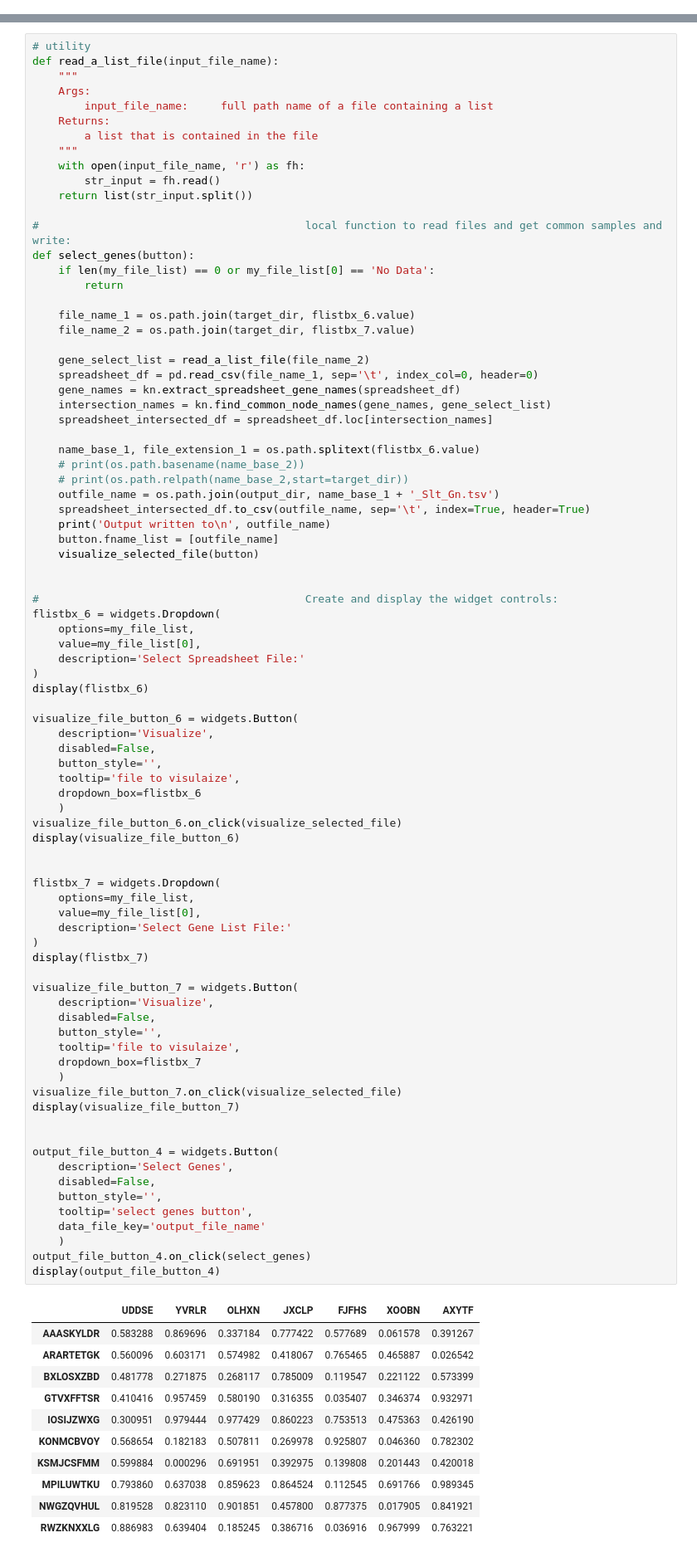
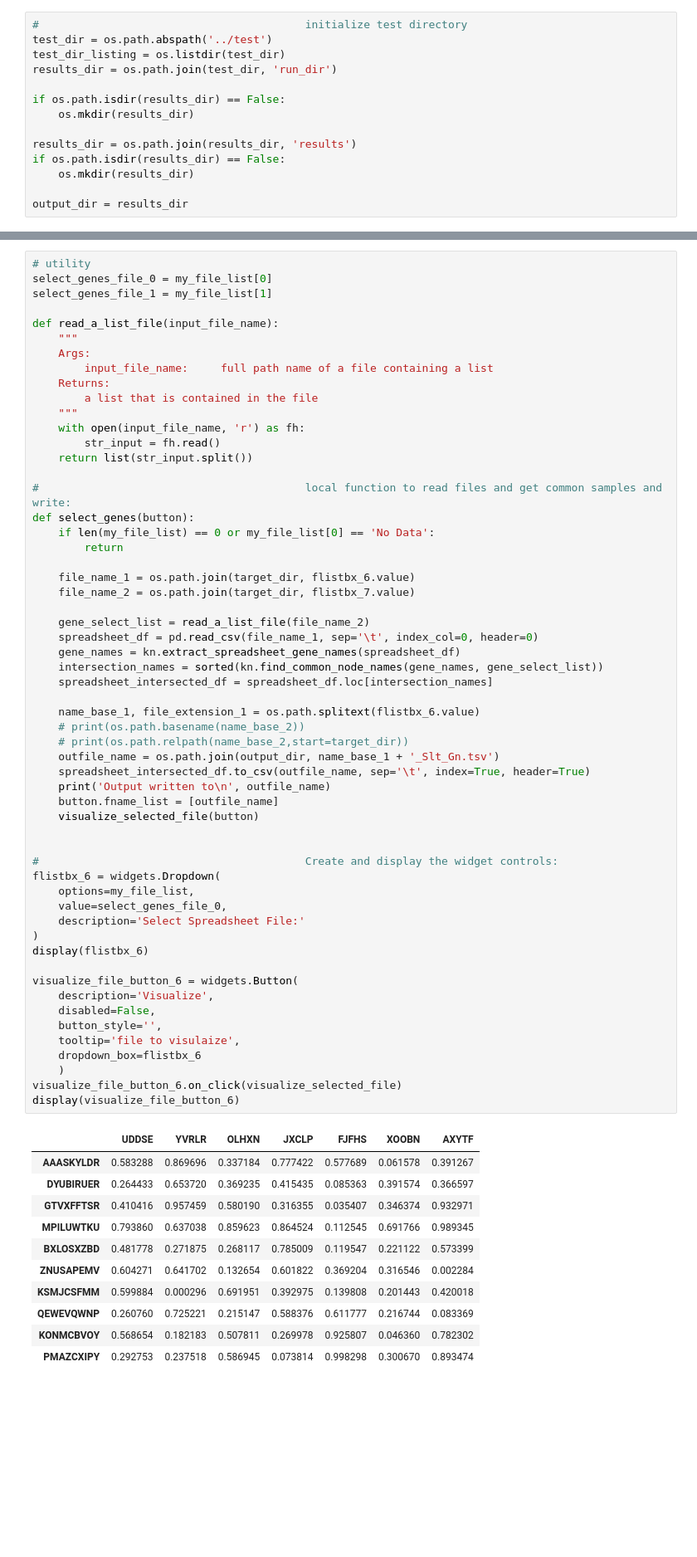
Before and after one commit to XikunZhang/knoweng_transform, a Jupyter notebook: run_transform/all_in_one.ipynb, the cells around one changed output, grey strips where cells are left out. Shown at 83% size. Saved outputs shown, nothing was run; the diff lists cells and outputs as text; blank space fills up the shorter version.

Commit message:
set default data files

```diff
--- a/run_transform/all_in_one.ipynb
+++ b/run_transform/all_in_one.ipynb
@@ -52,6 +52,20 @@ for f in flist:
 #                                         (docker run -v) mounted files was empty:
 if len(my_file_list) <= 0:
     my_file_list.append('No Data')
+# %%
+#                                         initialize test directory
+test_dir = os.path.abspath('../test')
+test_dir_listing = os.listdir(test_dir)
+results_dir = os.path.join(test_dir, 'run_dir')
+
+if os.path.isdir(results_dir) == False:
+    os.mkdir(results_dir)
+
+results_dir = os.path.join(results_dir, 'results')
+if os.path.isdir(results_dir) == False:
+    os.mkdir(results_dir)
+
+output_dir = results_dir
 # %% [markdown]
 ### Note:
 #### View a file:
@@ -383,6 +366,9 @@ display(output_file_button_3)
 * **Press the "Select Genes" button and the spreadsheet with only those genes selected will be written to a file by same name of the input spreadsheet file with "_Slct_Gn" appended in the same directory of the input files.**
 # %%
 # utility
+select_genes_file_0 = my_file_list[0]
+select_genes_file_1 = my_file_list[1]
+
 def read_a_list_file(input_file_name):
     """
     Args:
@@ -405,74 +391,45 @@ def select_genes(button):
     gene_select_list = read_a_list_file(file_name_2)
     spreadsheet_df = pd.read_csv(file_name_1, sep='\t', index_col=0, header=0)
     gene_names = kn.extract_spreadsheet_gene_names(spreadsheet_df)
-    intersection_names = kn.find_common_node_names(gene_names, gene_select_list)
+    intersection_names = sorted(kn.find_common_node_names(gene_names, gene_select_list))
     spreadsheet_intersected_df = spreadsheet_df.loc[intersection_names]
 
     name_base_1, file_extension_1 = os.path.splitext(flistbx_6.value)
     # print(os.path.basename(name_base_2))
     # print(os.path.relpath(name_base_2,start=target_dir))
     outfile_name = os.path.join(output_dir, name_base_1 + '_Slt_Gn.tsv')
     spreadsheet_intersected_df.to_csv(outfile_name, sep='\t', index=True, header=True)
     print('Output written to\n', outfile_name)
     button.fname_list = [outfile_name]
     visualize_selected_file(button)
 
 
 #                                         Create and display the widget controls:
 flistbx_6 = widgets.Dropdown(
     options=my_file_list,
-    value=my_file_list[0],
+    value=select_genes_file_0,
     description='Select Spreadsheet File:'
 )
 display(flistbx_6)
 
 visualize_file_button_6 = widgets.Button(
     description='Visualize',
     disabled=False,
     button_style='',
     tooltip='file to visulaize',
     dropdown_box=flistbx_6
     )
 visualize_file_button_6.on_click(visualize_selected_file)
 display(visualize_file_button_6)
-
-
-flistbx_7 = widgets.Dropdown(
-    options=my_file_list,
-    value=my_file_list[0],
-    description='Select Gene List File:'
-)
-display(flistbx_7)
-
-visualize_file_button_7 = widgets.Button(
-    description='Visualize',
-    disabled=False,
-    button_style='',
-    tooltip='file to visulaize',
-    dropdown_box=flistbx_7
-    )
-visualize_file_button_7.on_click(visualize_selected_file)
-display(visualize_file_button_7)
-
-
-output_file_button_4 = widgets.Button(
-    description='Select Genes',
-    disabled=False,
-    button_style='',
-    tooltip='select genes button',
-    data_file_key='output_file_name'
-    )
-output_file_button_4.on_click(select_genes)
-display(output_file_button_4)
 # %% [output]
 |  | UDDSE | YVRLR | OLHXN | JXCLP | FJFHS | XOOBN | AXYTF |
 | AAASKYLDR | 0.583288 | 0.869696 | 0.337184 | 0.777422 | 0.577689 | 0.061578 | 0.391267 |
-| ARARTETGK | 0.560096 | 0.603171 | 0.574982 | 0.418067 | 0.765465 | 0.465887 | 0.026542 |
+| DYUBIRUER | 0.264433 | 0.653720 | 0.369235 | 0.415435 | 0.085363 | 0.391574 | 0.366597 |
+| GTVXFFTSR | 0.410416 | 0.957459 | 0.580190 | 0.316355 | 0.035407 | 0.346374 | 0.932971 |
+| MPILUWTKU | 0.793860 | 0.637038 | 0.859623 | 0.864524 | 0.112545 | 0.691766 | 0.989345 |
 | BXLOSXZBD | 0.481778 | 0.271875 | 0.268117 | 0.785009 | 0.119547 | 0.221122 | 0.573399 |
-| GTVXFFTSR | 0.410416 | 0.957459 | 0.580190 | 0.316355 | 0.035407 | 0.346374 | 0.932971 |
-| IOSIJZWXG | 0.300951 | 0.979444 | 0.977429 | 0.860223 | 0.753513 | 0.475363 | 0.426190 |
+| ZNUSAPEMV | 0.604271 | 0.641702 | 0.132654 | 0.601822 | 0.369204 | 0.316546 | 0.002284 |
+| KSMJCSFMM | 0.599884 | 0.000296 | 0.691951 | 0.392975 | 0.139808 | 0.201443 | 0.420018 |
+| QEWEVQWNP | 0.260760 | 0.725221 | 0.215147 | 0.588376 | 0.611777 | 0.216744 | 0.083369 |
 | KONMCBVOY | 0.568654 | 0.182183 | 0.507811 | 0.269978 | 0.925807 | 0.046360 | 0.782302 |
-| KSMJCSFMM | 0.599884 | 0.000296 | 0.691951 | 0.392975 | 0.139808 | 0.201443 | 0.420018 |
-| MPILUWTKU | 0.793860 | 0.637038 | 0.859623 | 0.864524 | 0.112545 | 0.691766 | 0.989345 |
-| NWGZQVHUL | 0.819528 | 0.823110 | 0.901851 | 0.457800 | 0.877375 | 0.017905 | 0.841921 |
-| RWZKNXXLG | 0.886983 | 0.639404 | 0.185245 | 0.386716 | 0.036916 | 0.967999 | 0.763221 |
+| PMAZCXIPY | 0.292753 | 0.237518 | 0.586945 | 0.073814 | 0.998298 | 0.300670 | 0.893474 |
```
Also changed, not shown: parts of 14 cells of this notebook.
